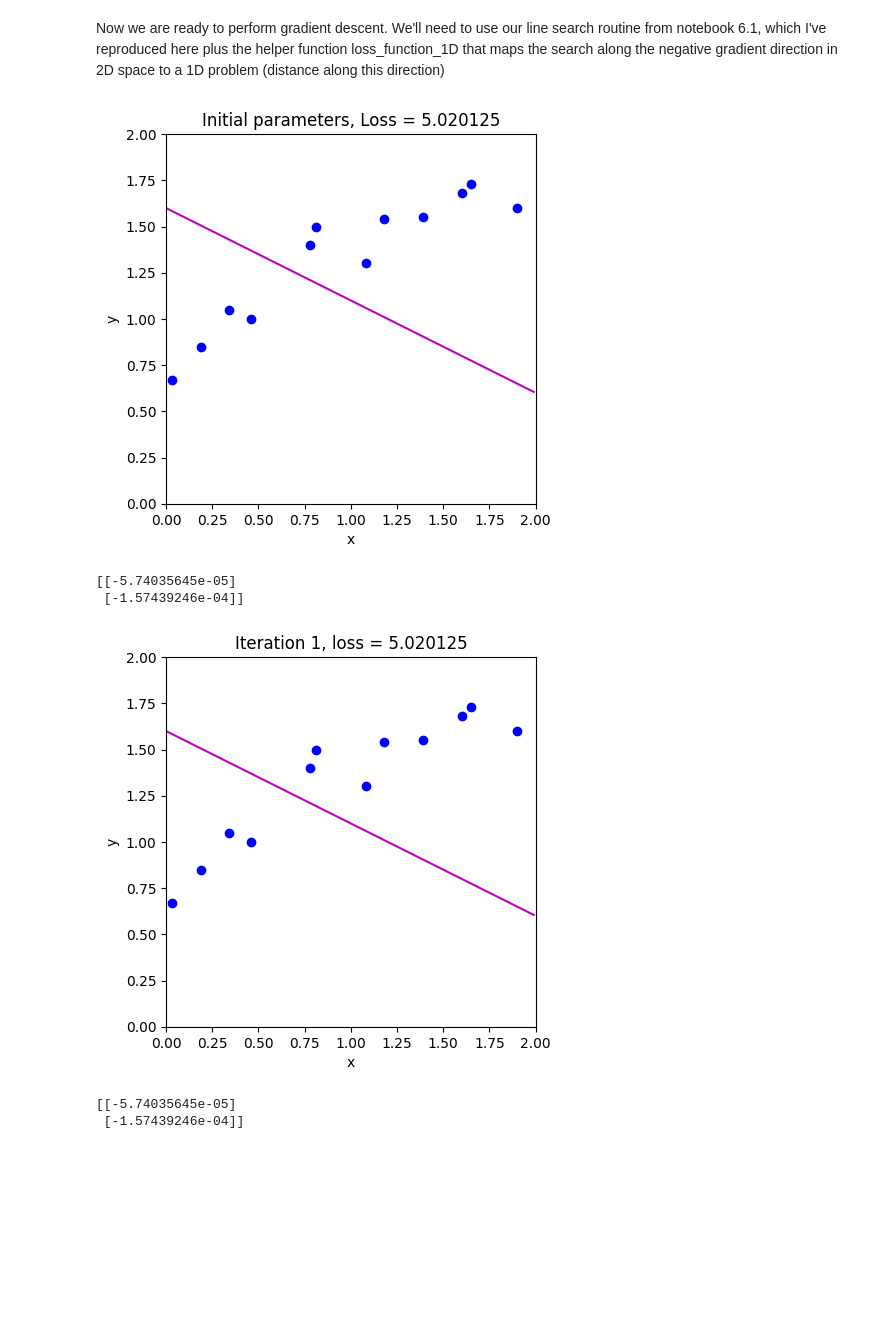
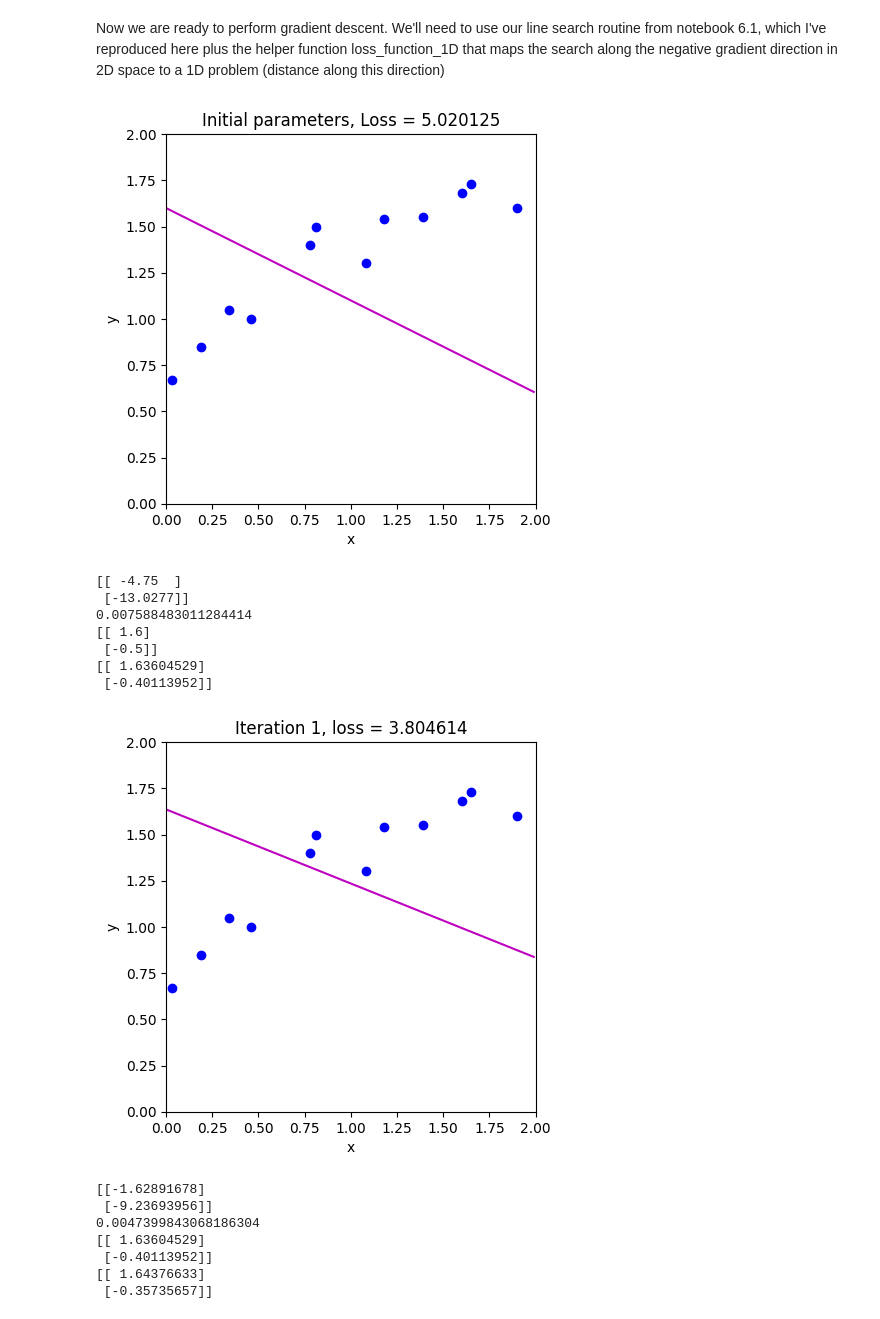
Before and after one commit to Machmurka/UnderstandingDeepLearning, a Jupyter notebook: Chapter6/6_2_Gradient_Descent.ipynb, the cells around one changed output. Saved outputs shown, nothing was run; the diff lists cells and outputs as text; code cells hidden in the pictures; blank space fills up the shorter version.

```diff
--- a/Chapter6/6_2_Gradient_Descent.ipynb
+++ b/Chapter6/6_2_Gradient_Descent.ipynb
@@ -203,40 +203,51 @@ def gradient_descent_step(phi, data,  model,gradient):
   # TODO -- update Phi with the gradient descent step (equation 6.3)
   # 1. Compute the gradient (you wrote this function above)
   derivative=compute_gradient(data[0],data[1],phi)
-  # print(derivative)
+
   # 2. Find the best step size alpha using line search function (above) -- use negative gradient as going downhill
-  alfa=line_search(data,model,phi,gradient)
-  # print(alfa)
+  alfa=line_search(data,model,phi,-gradient)
+
   # 3. Update the parameters phi based on the gradient and the step size alpha.
-  print(alfa*derivative)
-
+  print(phi)
+  phi=phi-alfa*derivative
+  print(phi)
   return phi
 # %%
 # Initialize the parameters and draw the model
-n_steps = 10
+n_steps = 20
 phi_all = np.zeros((2,n_steps+1))
 phi_all[0,0] = 1.6
 phi_all[1,0] = -0.5
 
 # Measure loss and draw initial model
 loss =  compute_loss(data[0,:], data[1,:], model, phi_all[:,0:1])
 draw_model(data,model,phi_all[:,0:1], "Initial parameters, Loss = %f"%(loss))
 
 # Repeatedly take gradient descent steps
 for c_step in range (n_steps):
   # Do gradient descent step
   phi_all[:,c_step+1:c_step+2] = gradient_descent_step(phi_all[:,c_step:c_step+1],data, model,gradient)
   # print(phi_all[:,c_step+1:c_step+2])
   # Measure loss and draw model
   loss =  compute_loss(data[0,:], data[1,:], model, phi_all[:,c_step+1:c_step+2])
   draw_model(data,model,phi_all[:,c_step+1], "Iteration %d, loss = %f"%(c_step+1,loss))
 
 # Draw the trajectory on the loss function
 draw_loss_function(compute_loss, data, model,phi_all)
 # %% [output]
 [figure]
-[[-5.74035645e-05]
- [-1.57439246e-04]]
+[[ -4.75  ]
+ [-13.0277]]
+0.007588483011284414
+[[ 1.6]
+ [-0.5]]
+[[ 1.63604529]
+ [-0.40113952]]
-[figure, old version]
+[figure, new version]
-[[-5.74035645e-05]
- [-1.57439246e-04]]
+[[-1.62891678]
+ [-9.23693956]]
+0.0047399843068186304
+[[ 1.63604529]
+ [-0.40113952]]
+[[ 1.64376633]
+ [-0.35735657]]
```
Also changed, not shown: parts of 1 cell of this notebook.
